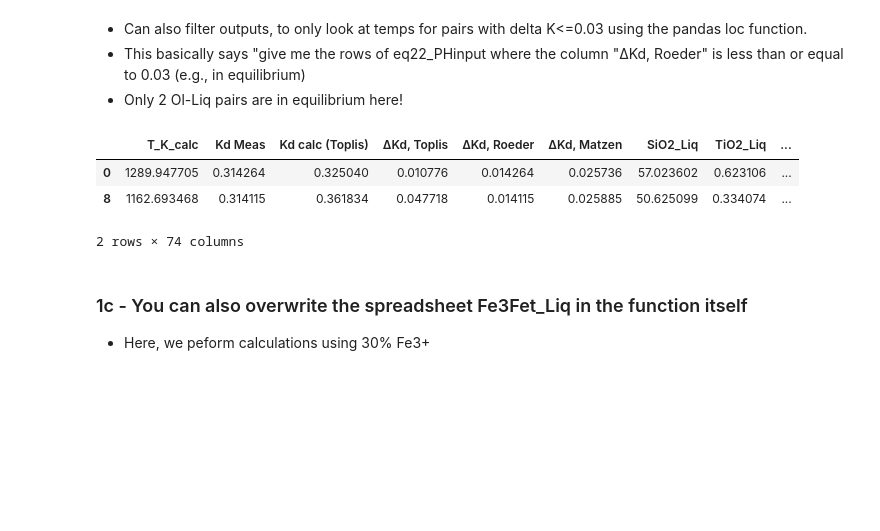
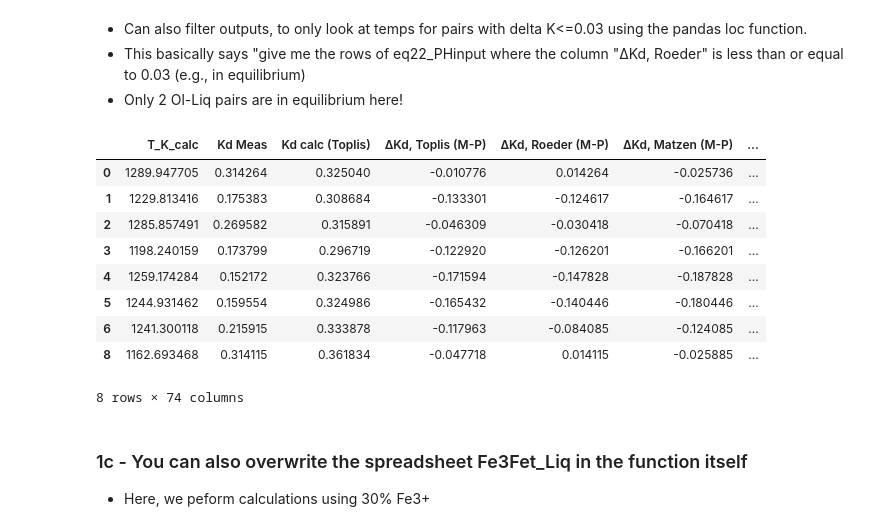
Before and after one commit to PennyWieser/Thermobar, a Jupyter notebook: docs/Examples/Liquid_Ol_Liq_Themometry/Olivine_Liquid_thermometry.ipynb, the cells around one changed output. Drawn from its saved outputs; the diff is of its cells as text; code cells hidden in the pictures; blank space fills up the shorter version.

```diff
--- a/docs/Examples/Liquid_Ol_Liq_Themometry/Olivine_Liquid_thermometry.ipynb
+++ b/docs/Examples/Liquid_Ol_Liq_Themometry/Olivine_Liquid_thermometry.ipynb
@@ -126,13 +126,19 @@ Name: T_K_calc, dtype: float64
 - This basically says "give me the rows of eq22_PHinput where the column "ΔKd, Roeder" is less than or equal to 0.03 (e.g., in equilibrium)
 - Only 2 Ol-Liq pairs are in equilibrium here!
 # %%
-T_in_eq=eq22_PHinput.loc[eq22_PHinput['ΔKd, Roeder']<=0.03]
+T_in_eq=eq22_PHinput.loc[eq22_PHinput['ΔKd, Roeder (M-P)']<=0.03]
 T_in_eq
 # %% [output]
-|  | T_K_calc | Kd Meas | Kd calc (Toplis) | ΔKd, Toplis | ΔKd, Roeder | ΔKd, Matzen | SiO2_Liq | TiO2_Liq | ... |
-| 0 | 1289.947705 | 0.314264 | 0.325040 | 0.010776 | 0.014264 | 0.025736 | 57.023602 | 0.623106 | ... |
-| 8 | 1162.693468 | 0.314115 | 0.361834 | 0.047718 | 0.014115 | 0.025885 | 50.625099 | 0.334074 | ... |
+|  | T_K_calc | Kd Meas | Kd calc (Toplis) | ΔKd, Toplis (M-P) | ΔKd, Roeder (M-P) | ΔKd, Matzen (M-P) | ... |
+| 0 | 1289.947705 | 0.314264 | 0.325040 | -0.010776 | 0.014264 | -0.025736 | ... |
+| 1 | 1229.813416 | 0.175383 | 0.308684 | -0.133301 | -0.124617 | -0.164617 | ... |
+| 2 | 1285.857491 | 0.269582 | 0.315891 | -0.046309 | -0.030418 | -0.070418 | ... |
+| 3 | 1198.240159 | 0.173799 | 0.296719 | -0.122920 | -0.126201 | -0.166201 | ... |
+| 4 | 1259.174284 | 0.152172 | 0.323766 | -0.171594 | -0.147828 | -0.187828 | ... |
+| 5 | 1244.931462 | 0.159554 | 0.324986 | -0.165432 | -0.140446 | -0.180446 | ... |
+| 6 | 1241.300118 | 0.215915 | 0.333878 | -0.117963 | -0.084085 | -0.124085 | ... |
+| 8 | 1162.693468 | 0.314115 | 0.361834 | -0.047718 | 0.014115 | -0.025885 | ... |
-2 rows × 74 columns
+8 rows × 74 columns
 # %% [markdown]
 ### 1c - You can also overwrite the spreadsheet Fe3Fet_Liq in the function itself
 - Here, we peform calculations using 30% Fe3+
```
Also changed, not shown: parts of 5 cells of this notebook, 4 other files.
